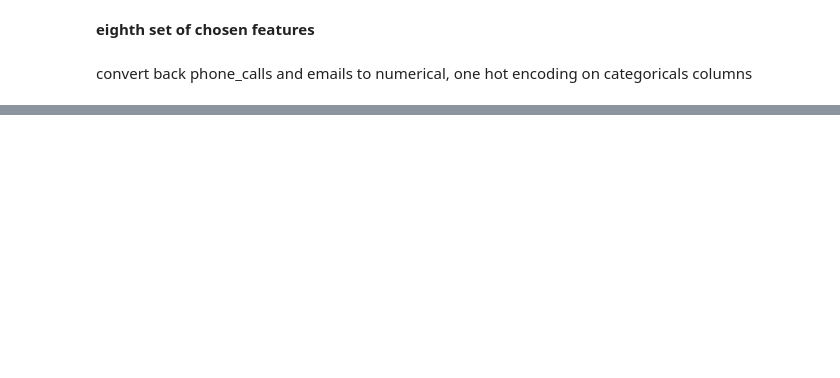
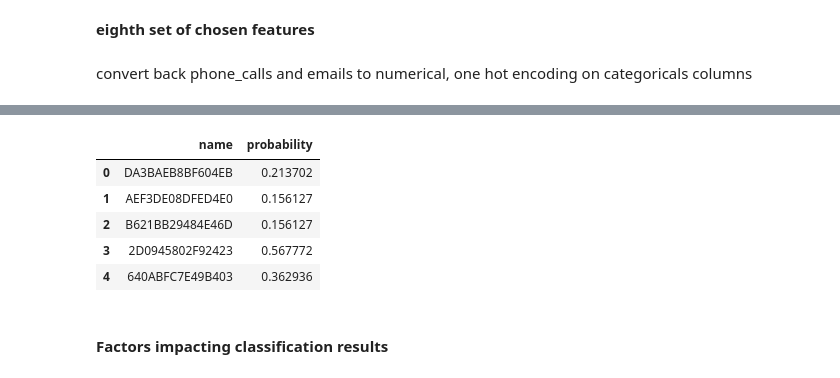
Before and after one commit to mjasieczko/new_offer_success_predictor, a Jupyter notebook: notebooks/2_Modelling.ipynb, the cells around one changed output, grey strips where cells are left out. Cells and saved outputs as stored; diff of their text form; code cells hidden in the pictures; blank space fills up the shorter version.

```diff
--- a/notebooks/2_Modelling.ipynb
+++ b/notebooks/2_Modelling.ipynb
@@ -1017,0 +1321,19 @@ GridSearchCV(estimator= , param_grid= )
+# %%
+customer_names = test1.reset_index()[['name']]
+# %%
+probabilities = pd.DataFrame({'probability': loaded_model.predict_proba(test1)[:, 1]})
+# %%
+final_list_of_probabilities = pd.merge(customer_names, probabilities, how='inner', on=customer_names.index)
+# %%
+final_list_of_probabilities = final_list_of_probabilities[['name', 'probability']]
+# %%
+final_list_of_probabilities.head()
+# %% [output]
+|  | name | probability |
+| 0 | DA3BAEB8BF604EB | 0.213702 |
+| 1 | AEF3DE08DFED4E0 | 0.156127 |
+| 2 | B621BB29484E46D | 0.156127 |
+| 3 | 2D0945802F92423 | 0.567772 |
+| 4 | 640ABFC7E49B403 | 0.362936 |
+# %% [markdown]
+#### Factors impacting classification results
```
Also changed, not shown: parts of 214 cells of this notebook, 2 other files.
